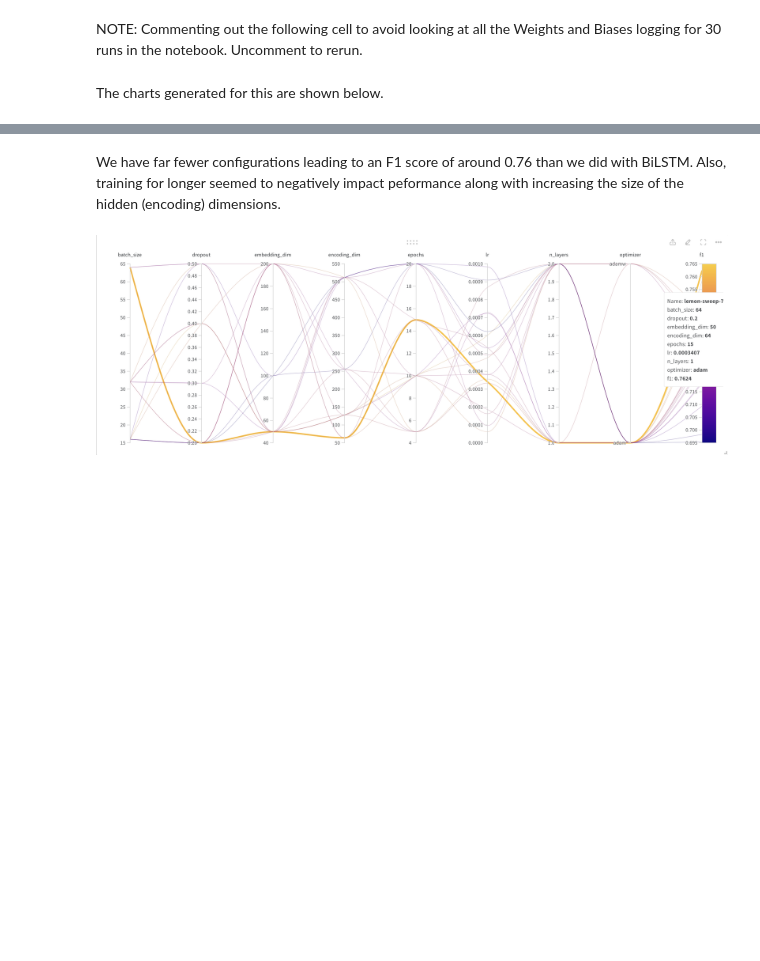
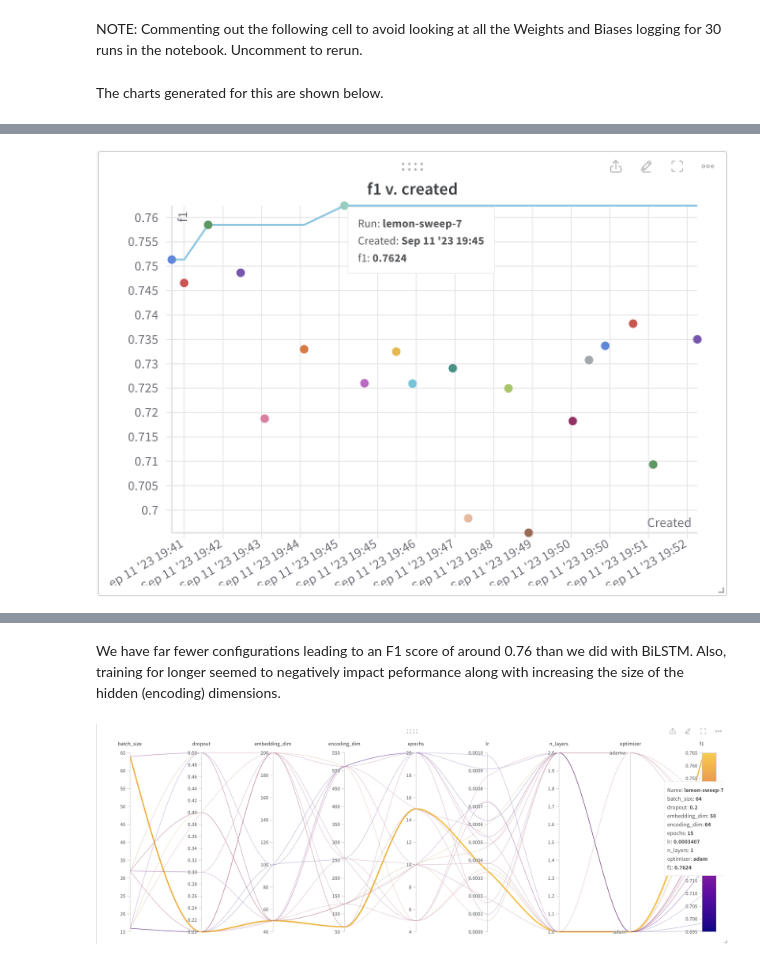
Before and after one commit to lynnolson/dtsa5511w4, a Jupyter notebook: nlp_dist_tweet.ipynb, the cells around one changed output, grey strips where cells are left out. Saved outputs shown, nothing was run; the diff lists cells and outputs as text; code cells hidden in the pictures; blank space fills up the shorter version.

```diff
--- a/nlp_dist_tweet.ipynb
+++ b/nlp_dist_tweet.ipynb
@@ -889,5 +891,5 @@ NOTE: Commenting out the following cell to avoid looking at all the Weights and
 # %% [markdown]
 The charts generated for this are shown below.
 # %%
-ipyplot.plot_images(['img/bigru_wandb_f1_chart.png', 'img/bigru_wandb_imp_hyperparams.png'], max_images=2, img_width=600);
+Image(filename = "img/bigru_wandb_f1_chart.png", width=800, height=600)
 # %% [output]
@@ -895,0 +896 @@ ipyplot.plot_images(['img/bigru_wandb_f1_chart.png', 'img/bigru_wandb_imp_hyperp
+[figure, added]
```
Also changed, not shown: parts of 6 cells of this notebook.
